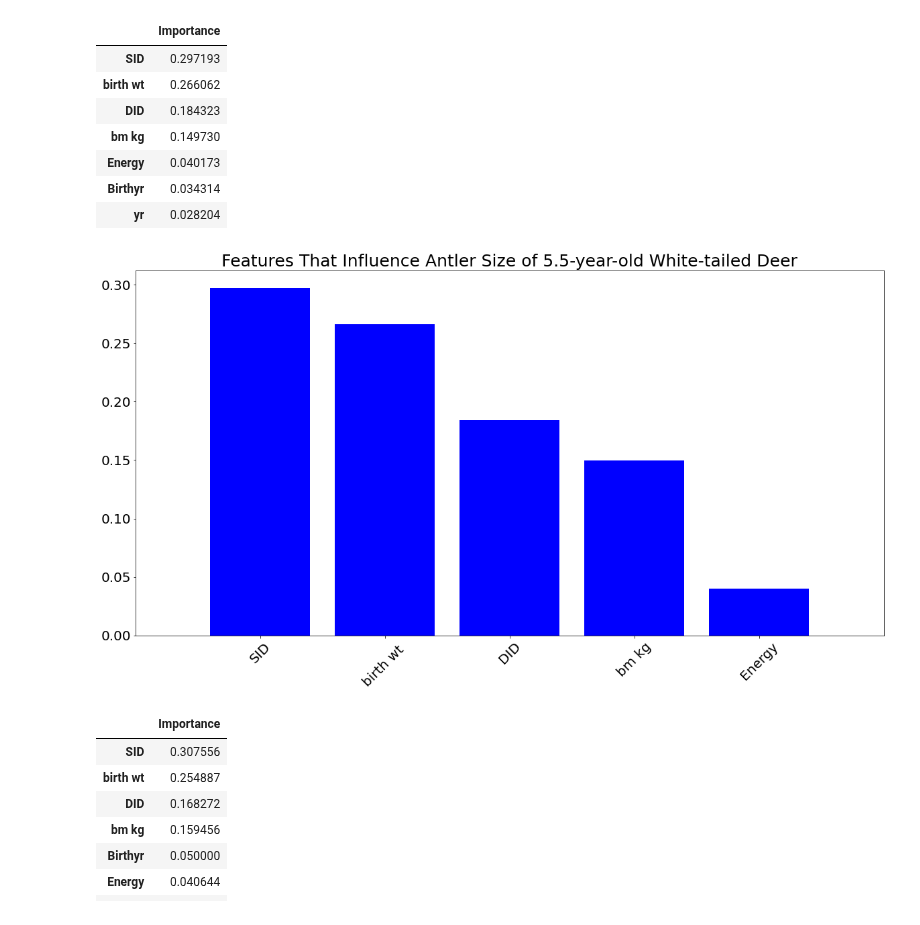
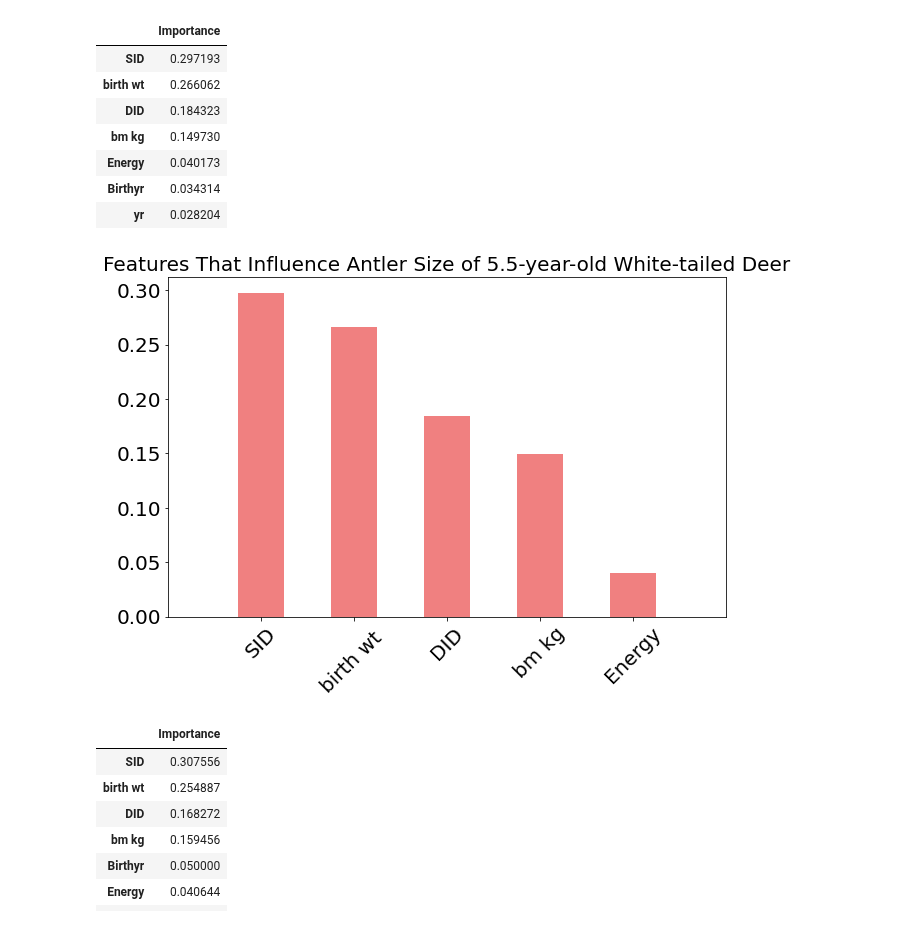
Before and after one commit to sont5413/Predictors-of-Antler-Size-in-White-tailed-Deer, a Jupyter notebook: Antler Size_4.5-_&_5.5-year-olds.ipynb, the cells around one changed output. Cells and saved outputs as stored; diff of their text form; code cells hidden in the pictures.

```diff
--- a/Antler Size_4.5-_&_5.5-year-olds.ipynb
+++ b/Antler Size_4.5-_&_5.5-year-olds.ipynb
@@ -334,22 +334,22 @@ feat_importances
 # %%
 feature_names = [col for col in X_train]
 feature_importances = gb.feature_importances_
 indices = np.argsort(feature_importances)[::-1]
 n = 5 # maximum feature importances displayed
 idx = indices[0:n]
 std = np.std(gb.feature_importances_)
 
-plt.figure(figsize=(20, 10))
-titlefont = 25
+plt.figure(figsize=(10, 6.25))
+titlefont = 20
 plt.title("Features That Influence Antler Size of 5.5-year-old White-tailed Deer", fontdict={'fontsize':titlefont})
-plt.bar(range(n), feature_importances[idx], color="b", align="center")
+plt.bar(range(n), feature_importances[idx], color="lightcoral", width=0.5, align="center")
 xticksize = 20
 plt.xticks(range(n), [feature_names[id] for id in idx], rotation = 45, fontdict={'fontsize':xticksize})
 plt.tick_params(axis='y', which='major', labelsize=20)
 plt.xlim([-1, n])
 plt.show()
 # %% [output]
-[figure, old version]
+[figure, new version]
 # %%
 feat_importances_1 = pd.DataFrame(gb_1.feature_importances_, index=X_train_1.columns, columns=["Importance"])
 feat_importances_1.sort_values(by='Importance', ascending=False, inplace=True)
```
Also changed, not shown: parts of 3 cells of this notebook.
